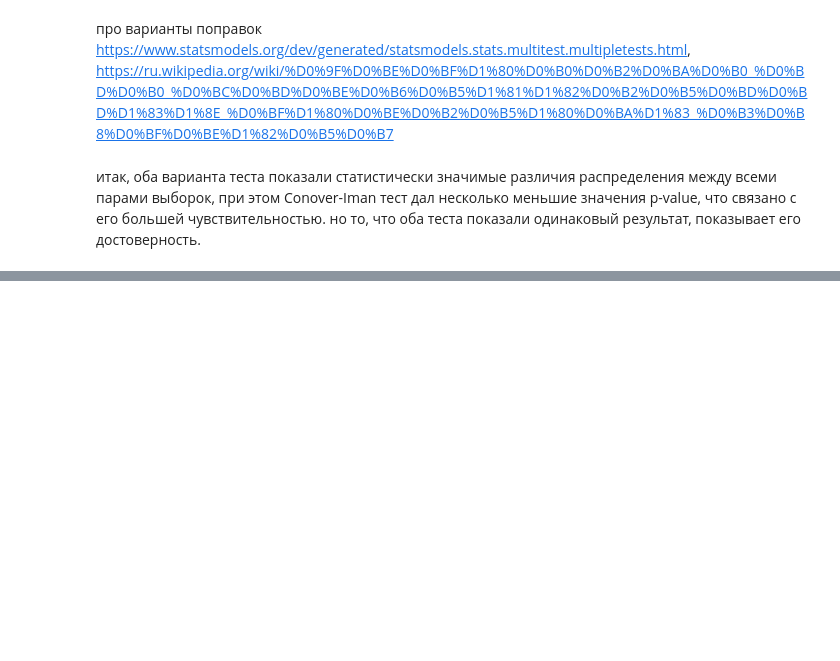
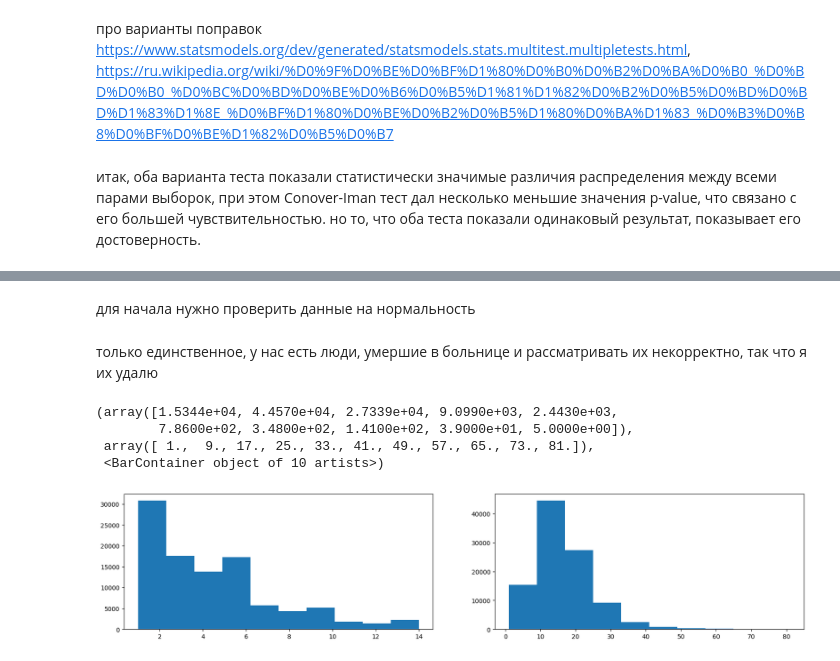
Before and after one commit to TimWHitee/gp_4_AB, a Jupyter notebook: hospitals_hypoteses.ipynb, the cells around one changed output, grey strips where cells are left out. Saved outputs shown, nothing was run; the diff lists cells and outputs as text; code cells hidden in the pictures; blank space fills up the shorter version.

```diff
--- a/hospitals_hypoteses.ipynb
+++ b/hospitals_hypoteses.ipynb
@@ -431,0 +455,16 @@ sp.posthoc_conover([df_n['number_inpatient'], df_l30['number_inpatient'], df_g30
+# %% [markdown]
+для начала нужно проверить данные на нормальность
+# %% [markdown]
+только единственное, у нас есть люди, умершие в больнице и рассматривать их некорректно, так что я их удалю
+# %%
+df_1 = df[(df['discharge_disposition_id_11'] == 0) & (df['discharge_disposition_id_19'] == 0) & (df['discharge_disposition_id_20'] == 0)]
+# %%
+fig, axes = plt.subplots(1, 2, figsize=(20, 4))
+axes[0].hist(df_1['time_in_hospital'])
+axes[1].hist(df_1['num_medications'])
+# %% [output]
+(array([1.5344e+04, 4.4570e+04, 2.7339e+04, 9.0990e+03, 2.4430e+03,
+        7.8600e+02, 3.4800e+02, 1.4100e+02, 3.9000e+01, 5.0000e+00]),
+ array([ 1.,  9., 17., 25., 33., 41., 49., 57., 65., 73., 81.]),
+ <BarContainer object of 10 artists>)
+[figure, added]
```
Also changed, not shown: parts of 17 cells of this notebook.
